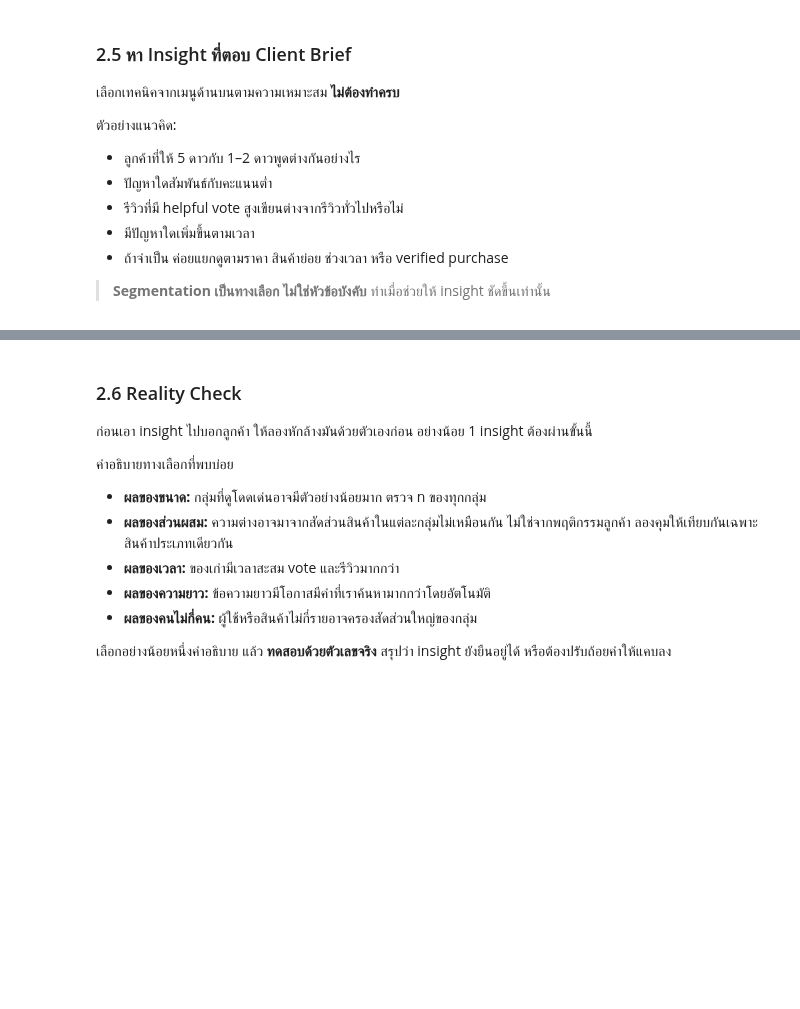
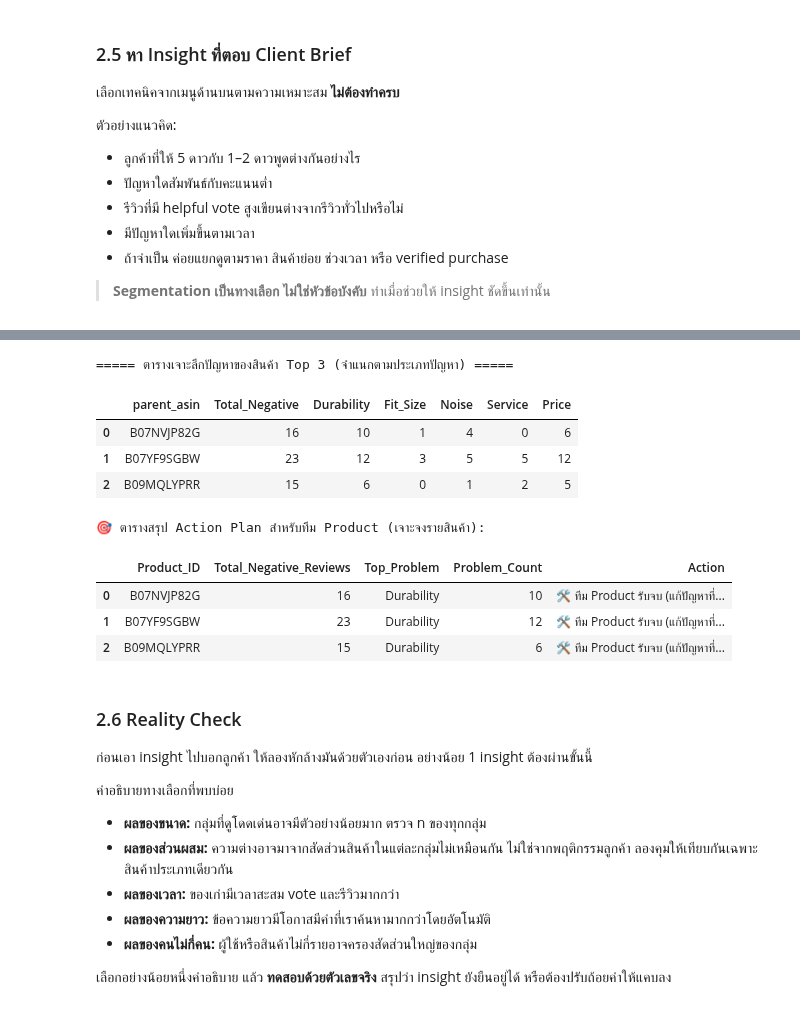
Before and after one commit to doperjerr/Project1-Text_Analytics69, a Jupyter notebook: project1_text_analytics69.ipynb, the cells around one changed output, grey strips where cells are left out. Cells and saved outputs as stored; diff of their text form; code cells hidden in the pictures; blank space fills up the shorter version.

```diff
--- a/project1_text_analytics69.ipynb
+++ b/project1_text_analytics69.ipynb
@@ -2021,3 +1054,79 @@ plt.show()
+# %%
+# ==========================================
+# 2.5 วิเคราะห์เชิงลึก "สินค้าเป้าหมาย × ปัญหา" (Deep Dive) พร้อมสรุป Action Plan เป็นตาราง
+# ==========================================
+import pandas as pd
+
+# 1. ดึงรหัสสินค้า 3 อันดับแรกที่เราแนะนำให้แก้ (จากเทคนิคที่ 1)
+top_3_products = top_problem_products['parent_asin'].head(3)
+
+# 2. เลือกรีวิว 1-2 ดาวของสินค้า 3 ตัวนี้
+negative_top3 = df_negative[df_negative['parent_asin'].isin(top_3_products)].copy()
+
+# 3. สรุปจำนวนปัญหาแต่ละประเภท (อิงตามคอลัมน์ที่สร้างจริงในข้อ 2.4)
+product_issue_summary = (
+    negative_top3
+    .groupby(['parent_asin'])
+    .agg(
+        Total_Negative=('rating', 'count'),
+        Durability=('issue_durability', 'sum'),
+        Fit_Size=('issue_fit', 'sum'),
+        Noise=('issue_noise', 'sum'),
+        Service=('issue_service', 'sum'),
+        Price=('issue_price', 'sum')
+    )
+    .reset_index()
+)
+
+print("\n===== ตารางเจาะลึกปัญหาของสินค้า Top 3 (จำแนกตามประเภทปัญหา) =====")
+display(product_issue_summary)
+
+# ==========================================
+# 4. สร้างข้อสรุป Action Plan เป็น "ตาราง (DataFrame)"
+# ==========================================
+issue_cols = ['Durability', 'Fit_Size', 'Noise', 'Service', 'Price']
+action_plan_data = []
+
+# วนลูปอ่านข้อมูลเพื่อหาปัญหาที่เยอะที่สุดของแต่ละสินค้า
+for index, row in product_issue_summary.iterrows():
+    product_id = row['parent_asin']
+    total_neg = row['Total_Negative']
+
+    # หาปัญหาที่คะแนนสูงที่สุด (Max) ในบรรทัดนั้น
+    most_common_issue = row[issue_cols].astype(float).idxmax()
+    max_count = int(row[most_common_issue])
+
+    # กำหนด Action ให้สอดคล้องกับหน้าที่ของทีม Product
+    if most_common_issue in ['Durability', 'Fit_Size', 'Noise']:
+        action_text = "🛠️ ทีม Product รับจบ (แก้ปัญหาที่ตัวสินค้า)"
+    else:
+        action_text = "🤝 ส่งต่อทีมอื่น (ประสาน CS/Pricing)"
+
+    # เก็บข้อมูลเป็นบรรทัดเตรียมสร้างตาราง
+    action_plan_data.append({
+        'Product_ID': product_id,
+        'Total_Negative_Reviews': total_neg,
+        'Top_Problem': most_common_issue,
+        'Problem_Count': max_count,
+        'Action': action_text
+    })
+
+# แปลงข้อมูลเป็น Pandas DataFrame
+df_action_plan = pd.DataFrame(action_plan_data)
+
+print("\n🎯 ตารางสรุป Action Plan สำหรับทีม Product (เจาะจงรายสินค้า):")
+display(df_action_plan)
+# %% [output]
+===== ตารางเจาะลึกปัญหาของสินค้า Top 3 (จำแนกตามประเภทปัญหา) =====
+|  | parent_asin | Total_Negative | Durability | Fit_Size | Noise | Service | Price |
+| 0 | B07NVJP82G | 16 | 10 | 1 | 4 | 0 | 6 |
+| 1 | B07YF9SGBW | 23 | 12 | 3 | 5 | 5 | 12 |
+| 2 | B09MQLYPRR | 15 | 6 | 0 | 1 | 2 | 5 |
+🎯 ตารางสรุป Action Plan สำหรับทีม Product (เจาะจงรายสินค้า):
+|  | Product_ID | Total_Negative_Reviews | Top_Problem | Problem_Count | Action |
+| 0 | B07NVJP82G | 16 | Durability | 10 | 🛠️ ทีม Product รับจบ (แก้ปัญหาที่... |
+| 1 | B07YF9SGBW | 23 | Durability | 12 | 🛠️ ทีม Product รับจบ (แก้ปัญหาที่... |
+| 2 | B09MQLYPRR | 15 | Durability | 6 | 🛠️ ทีม Product รับจบ (แก้ปัญหาที่... |
 # %% [markdown]
 ### 2.6 Reality Check
 
```
Also changed, not shown: parts of 28 cells of this notebook.
